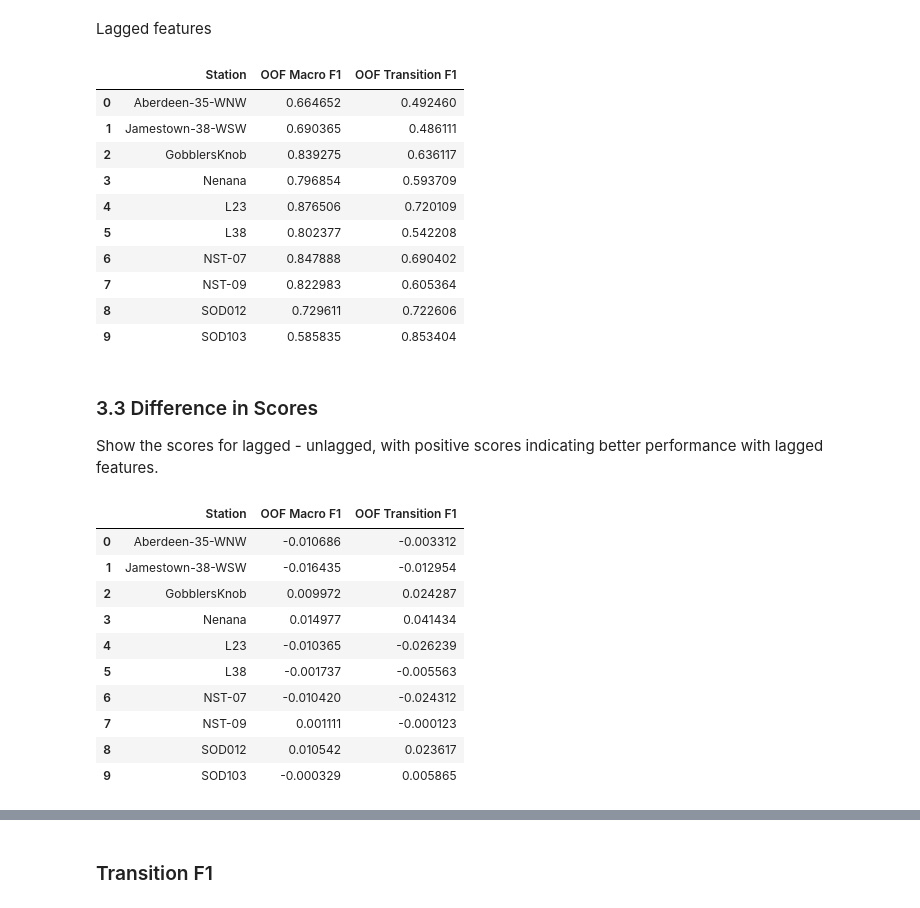
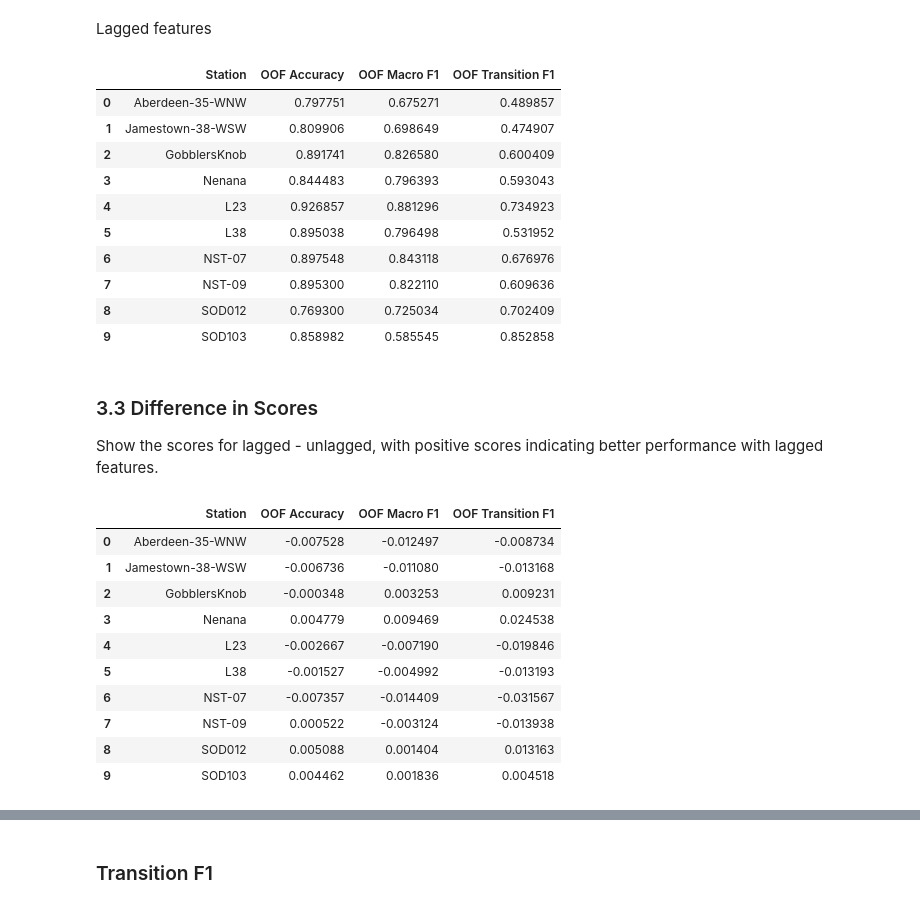
Before and after one commit to gerezk/freeze-thaw-soil-prediction, a Jupyter notebook: notebooks/simple_classification/4_model_selection.ipynb, the cells around one changed output, grey strips where cells are left out. Saved outputs shown, nothing was run; the diff lists cells and outputs as text; code cells hidden in the pictures.

```diff
--- a/notebooks/simple_classification/4_model_selection.ipynb
+++ b/notebooks/simple_classification/4_model_selection.ipynb
@@ -48,7 +48,6 @@ def pipeline(stations: type[StationName],
              label_map: dict[str, int],
              n_splits: int,
              train_size: float,
-             lagged_features: bool = False,
              lags: list[int] | None = None) -> (pd.DataFrame, pd.DataFrame):
     """
     Train lgbm models for all stations using time series cross-validation then predict on test, with results
@@ -57,12 +56,11 @@ def pipeline(stations: type[StationName],
     :param label_map: mapping of c.CLASSES to int labels
     :param n_splits: number of folds for cross-validation
     :param train_size: decimal fraction size of training data
-    :param lagged_features: create lagged features or not
     :param lags: list of lags e.g. [1, 3] will create features for the backscatter from one and three datapoints prior
     :return: result_train_df and result_test_df
     """
-    result_train_df = pd.DataFrame(columns=["Station", "OOF Macro F1", "OOF Transition F1"])
-    result_test_df = pd.DataFrame(columns=["Station", "Macro F1", "Transition F1"])
+    result_train_df = pd.DataFrame(columns=["Station", "OOF Accuracy", "OOF Macro F1", "OOF Transition F1"])
+    result_test_df = pd.DataFrame(columns=["Station", "OOF Accuracy", "Macro F1", "Transition F1"])
 
     for station in stations:
         print(f"    Station: {station}")
@@ -74,20 +72,25 @@ def pipeline(stations: type[StationName],
                                             c.ERA5_KEY_COLS,
                                             train_size,
                                             label_map,
-                                            lagged_features,
                                             lags)
 
         # train and evaluate model
         train_result = train_model(train, n_splits, label_map)
 
         # log train results
-        result_train_df.loc[len(result_train_df)] = [station, train_result.oof_macro_f1, train_result.oof_transition_f1]
+        result_train_df.loc[len(result_train_df)] = [station,
+                                                     train_result.oof_accuracy,
+                                                     train_result.oof_macro_f1,
+                                                     train_result.oof_transition_f1]
 
         # predict on test
         test_result = lgb_pred(test, model=train_result.model, label_encoding=label_map)
 
         # log test results
-        result_test_df.loc[len(result_test_df)] = [station, test_result.macro_f1, test_result.transition_f1]
+        result_test_df.loc[len(result_test_df)] = [station,
+                                                   test_result.accuracy,
+                                                   test_result.macro_f1,
+                                                   test_result.transition_f1]
 
     return result_train_df, result_test_df
 
@@ -108,14 +111,14 @@ def optimal_lag_config_pipeline(stations: type[StationName],
     given lags=[1, 2, 3], the df will contain three records.
     """
     # average OOF F1 is for all stations for one set of lags i.e. 10 stations results in one score.
-    result_df = pd.DataFrame(columns=["Max Lag", "Average OOF Macro F1", "Average OOF Transition F1"])
+    result_df = pd.DataFrame(columns=["Max Lag", "Average OOF Accuracy", "Average OOF Macro F1", "Average OOF Transition F1"])
 
     for i in range(len(lags)):
         subset = lags[0:i+1]
         max_lag = lags[i]
         print(f"Lag configuration: {subset}")
 
-        intermediate_results = pd.DataFrame(columns=["OOF Macro F1", "OOF Transition F1"])
+        intermediate_results = pd.DataFrame(columns=["OOF Accuracy", "OOF Macro F1", "OOF Transition F1"])
         for station in stations:
             print(f"    Station: {station}")
             train, _ = collect_process_split(station,
@@ -126,16 +129,20 @@ def optimal_lag_config_pipeline(stations: type[StationName],
                                                 c.ERA5_KEY_COLS,
                                                 train_size,
                                                 label_map,
-                                                True,
                                                 subset)
 
             # train and evaluate model
             train_result = train_model(train, n_splits, label_map)
 
             # log train results
-            intermediate_results.loc[len(intermediate_results)] = [train_result.oof_macro_f1, train_result.oof_transition_f1]
+            intermediate_results.loc[len(intermediate_results)] = [train_result.oof_accuracy,
+                                                                   train_result.oof_macro_f1,
+                                                                   train_result.oof_transition_f1]
 
-        result_df.loc[i] = [max_lag, intermediate_results["OOF Macro F1"].mean(), intermediate_results["OOF Transition F1"].mean()]
+        result_df.loc[i] = [max_lag,
+                            intermediate_results["OOF Accuracy"].mean(),
+                            intermediate_results["OOF Macro F1"].mean(),
+                            intermediate_results["OOF Transition F1"].mean()]
 
     return result_df
 # %% [markdown]
@@ -217,7 +224,7 @@ result_unlagged_train_df, _ = pipeline(StationName, label_map, n_splits, train_s
 # %% [markdown]
 #### Lagged features
 # %%
-result_lagged_train_df, _ = pipeline(StationName, label_map, n_splits, train_size, True, lags_optimal)
+result_lagged_train_df, _ = pipeline(StationName, label_map, n_splits, train_size, lags_optimal)
 # %% [output]
     Station: Aberdeen-35-WNW
     Station: Jamestown-38-WSW
@@ -252,43 +259,44 @@ Lagged features
 # %%
 result_lagged_train_df
 # %% [output]
-|  | Station | OOF Macro F1 | OOF Transition F1 |
-| 0 | Aberdeen-35-WNW | 0.664652 | 0.492460 |
-| 1 | Jamestown-38-WSW | 0.690365 | 0.486111 |
-| 2 | GobblersKnob | 0.839275 | 0.636117 |
-| 3 | Nenana | 0.796854 | 0.593709 |
-| 4 | L23 | 0.876506 | 0.720109 |
-| 5 | L38 | 0.802377 | 0.542208 |
-| 6 | NST-07 | 0.847888 | 0.690402 |
-| 7 | NST-09 | 0.822983 | 0.605364 |
-| 8 | SOD012 | 0.729611 | 0.722606 |
-| 9 | SOD103 | 0.585835 | 0.853404 |
+|  | Station | OOF Accuracy | OOF Macro F1 | OOF Transition F1 |
+| 0 | Aberdeen-35-WNW | 0.797751 | 0.675271 | 0.489857 |
+| 1 | Jamestown-38-WSW | 0.809906 | 0.698649 | 0.474907 |
+| 2 | GobblersKnob | 0.891741 | 0.826580 | 0.600409 |
+| 3 | Nenana | 0.844483 | 0.796393 | 0.593043 |
+| 4 | L23 | 0.926857 | 0.881296 | 0.734923 |
+| 5 | L38 | 0.895038 | 0.796498 | 0.531952 |
+| 6 | NST-07 | 0.897548 | 0.843118 | 0.676976 |
+| 7 | NST-09 | 0.895300 | 0.822110 | 0.609636 |
+| 8 | SOD012 | 0.769300 | 0.725034 | 0.702409 |
+| 9 | SOD103 | 0.858982 | 0.585545 | 0.852858 |
 # %% [markdown]
 ### 3.3 Difference in Scores
 
 Show the scores for lagged - unlagged, with positive scores indicating better performance with lagged features.
 # %%
 train_diff = result_lagged_train_df.copy()
-float_cols = ["OOF Macro F1", "OOF Transition F1"]
+float_cols = ["OOF Accuracy", "OOF Macro F1", "OOF Transition F1"]
 train_diff[float_cols] = result_lagged_train_df[float_cols] - result_unlagged_train_df[float_cols]
 train_diff = train_diff.rename(columns={
+    "Accuracy": "Accuracy Difference",
     "Macro F1": "Macro F1 Difference",
     "Transition F1": "Transition F1 Difference",
 })
 
 train_diff
 # %% [output]
-|  | Station | OOF Macro F1 | OOF Transition F1 |
-| 0 | Aberdeen-35-WNW | -0.010686 | -0.003312 |
-| 1 | Jamestown-38-WSW | -0.016435 | -0.012954 |
-| 2 | GobblersKnob | 0.009972 | 0.024287 |
-| 3 | Nenana | 0.014977 | 0.041434 |
-| 4 | L23 | -0.010365 | -0.026239 |
-| 5 | L38 | -0.001737 | -0.005563 |
-| 6 | NST-07 | -0.010420 | -0.024312 |
-| 7 | NST-09 | 0.001111 | -0.000123 |
-| 8 | SOD012 | 0.010542 | 0.023617 |
-| 9 | SOD103 | -0.000329 | 0.005865 |
+|  | Station | OOF Accuracy | OOF Macro F1 | OOF Transition F1 |
+| 0 | Aberdeen-35-WNW | -0.007528 | -0.012497 | -0.008734 |
+| 1 | Jamestown-38-WSW | -0.006736 | -0.011080 | -0.013168 |
+| 2 | GobblersKnob | -0.000348 | 0.003253 | 0.009231 |
+| 3 | Nenana | 0.004779 | 0.009469 | 0.024538 |
+| 4 | L23 | -0.002667 | -0.007190 | -0.019846 |
+| 5 | L38 | -0.001527 | -0.004992 | -0.013193 |
+| 6 | NST-07 | -0.007357 | -0.014409 | -0.031567 |
+| 7 | NST-09 | 0.000522 | -0.003124 | -0.013938 |
+| 8 | SOD012 | 0.005088 | 0.001404 | 0.013163 |
+| 9 | SOD103 | 0.004462 | 0.001836 | 0.004518 |
 # %% [markdown]
 ## 4. Statistical Analysis
 
```
Also changed, not shown: parts of 7 cells of this notebook, 3 other files.
